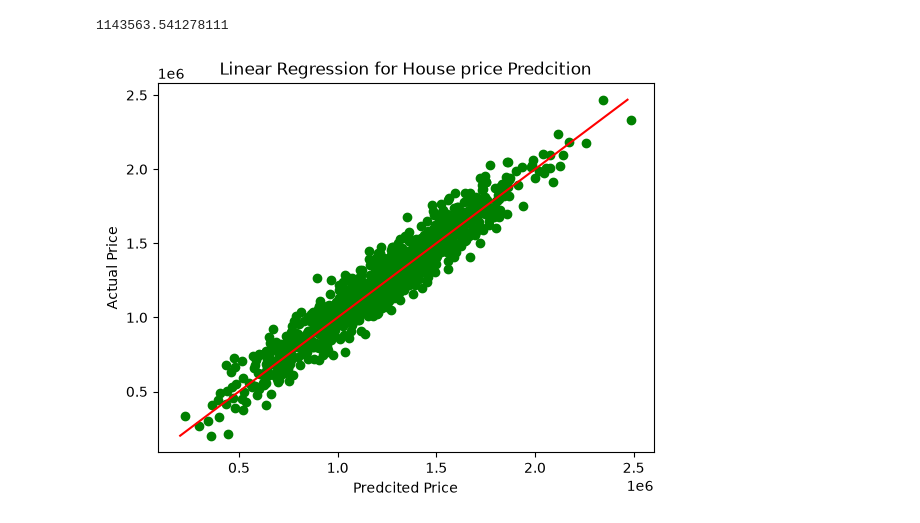
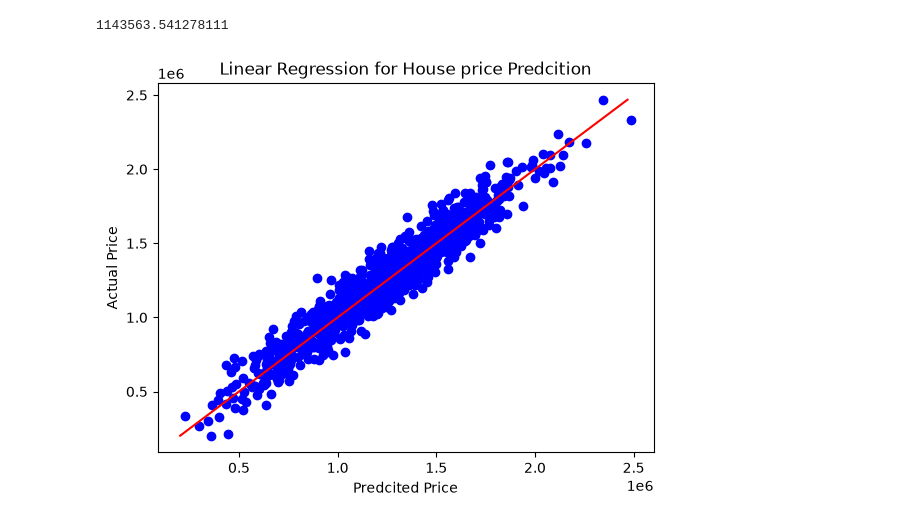
Before and after one commit to mayursuvarna27/Regression, a Jupyter notebook: House_price_prediction/House_price_predcition.ipynb, the cells around one changed output. Drawn from its saved outputs; the diff is of its cells as text; code cells hidden in the pictures.

```diff
--- a/House_price_prediction/House_price_predcition.ipynb
+++ b/House_price_prediction/House_price_predcition.ipynb
@@ -279,16 +279,16 @@ print(prediction[0])
 1143563.541278111
 # %%
 #Plotting the regression line
-plt.scatter(y_pred,y_test,color='green')
+plt.scatter(y_pred,y_test,color='blue')
 plt.plot(
     [y_test.min(),y_test.max()],
     [y_test.min(),y_test.max()],
     color='red'
 )
 
 plt.xlabel('Predcited Price')
 plt.ylabel('Actual Price')
 plt.title('Linear Regression for House price Predcition')
 plt.show()
 # %% [output]
-[figure, old version]
+[figure, new version]
```
